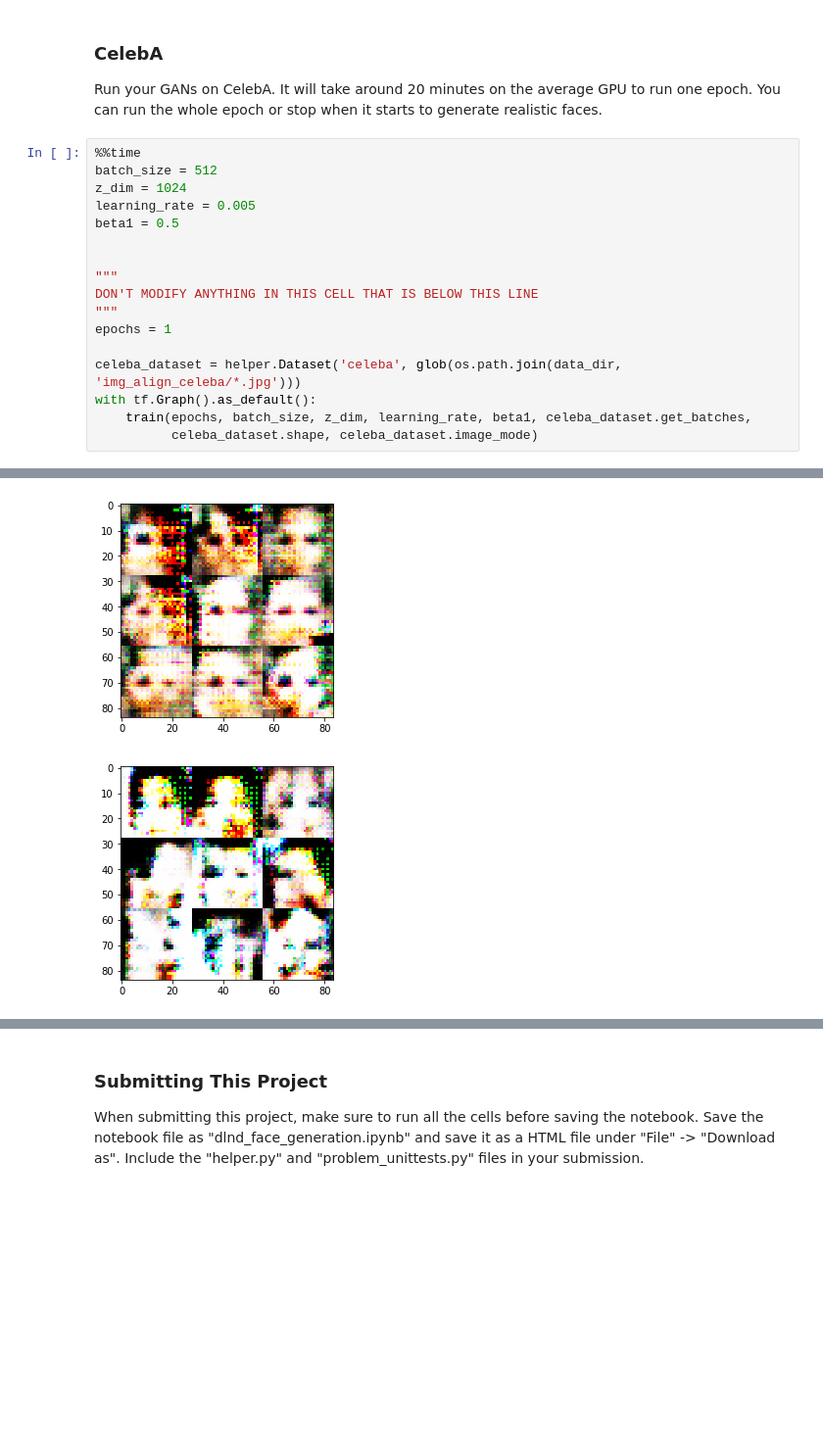
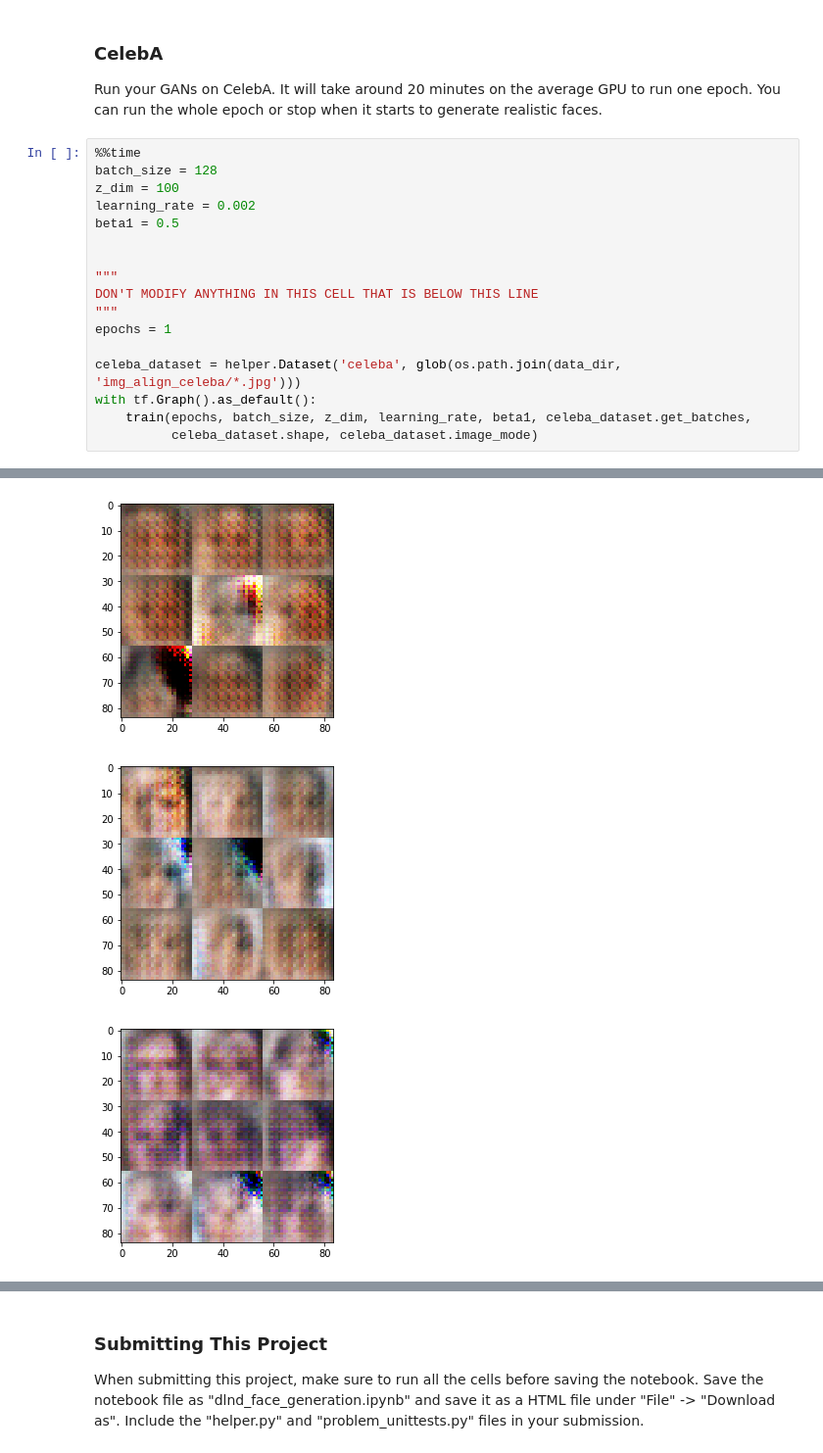
Before and after one commit to Vayne-Lover/Deep-Learning, a Jupyter notebook: project5/dlnd_face_generation.ipynb, the cells around one changed output, grey strips where cells are left out. Shown at 98% size. Drawn from its saved outputs; the diff is of its cells as text; blank space fills up the shorter version.

```diff
--- a/project5/dlnd_face_generation.ipynb
+++ b/project5/dlnd_face_generation.ipynb
@@ -383,9 +390,9 @@ Wall time: 5min 16s
 Run your GANs on CelebA.  It will take around 20 minutes on the average GPU to run one epoch.  You can run the whole epoch or stop when it starts to generate realistic faces.
 # %%
 %%time
-batch_size = 512
-z_dim = 1024
-learning_rate = 0.005
+batch_size = 128
+z_dim = 100
+learning_rate = 0.002
 beta1 = 0.5
 
 
@@ -403,2 +410,3 @@ with tf.Graph().as_default():
-[figure, old version]
+[figure, new version]
-[figure, old version]
+[figure, new version]
+[figure, added]
```
Also changed, not shown: parts of 2 cells of this notebook, 1 other file.
